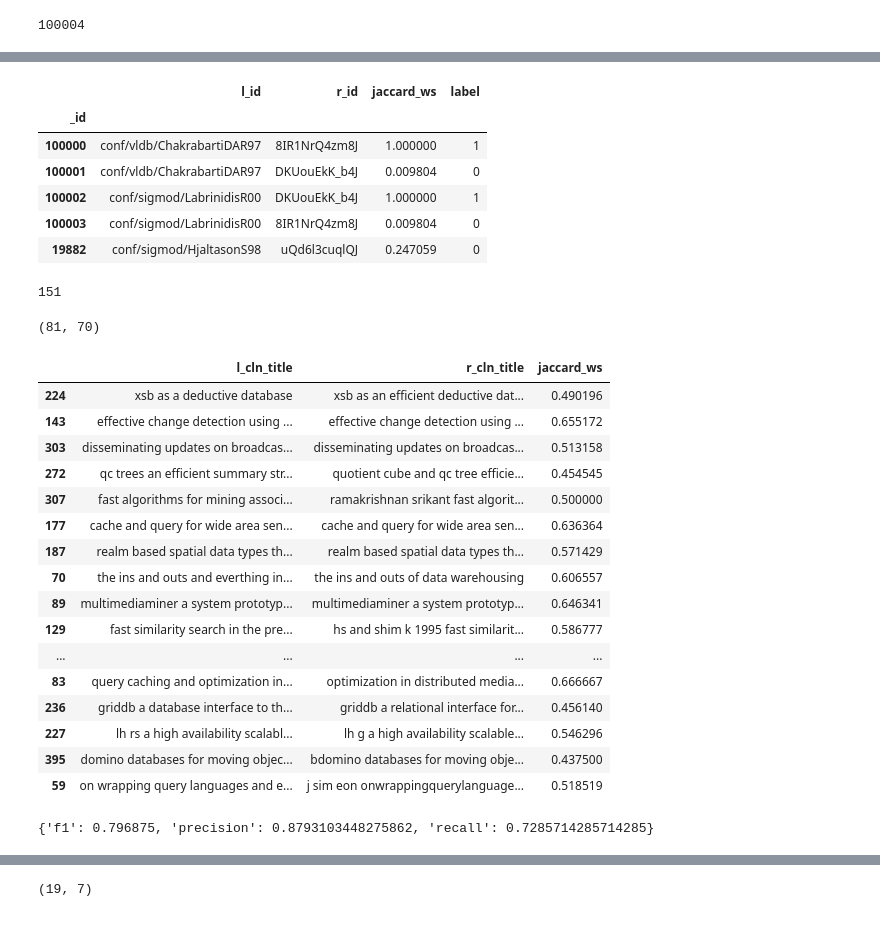
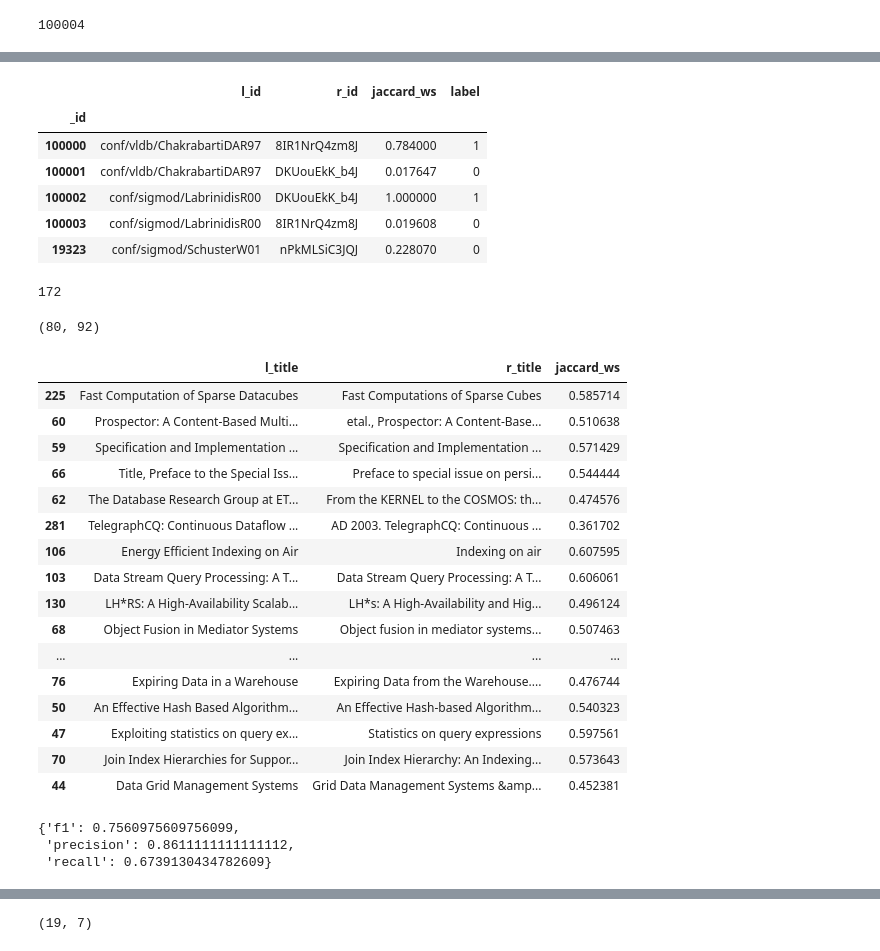
Before and after one commit to Sripradha-karkala/py_stringsimjoin-2, a Jupyter notebook: dblp_scholar.ipynb, the cells around one changed output, grey strips where cells are left out. Drawn from its saved outputs; the diff is of its cells as text; code cells hidden in the pictures.

```diff
--- a/dblp_scholar.ipynb
+++ b/dblp_scholar.ipynb
@@ -17,8 +17,22 @@ ldf=pd.read_csv('http://pages.cs.wisc.edu/~anhai/data/corleone_data/citations/db
 rdf=pd.read_csv('http://pages.cs.wisc.edu/~anhai/data/corleone_data/citations/google_scholar.csv')
 # %%
 import re
-ldf['cln_title'] = ldf['title'].apply(lambda r: re.sub(r'[^\w\s]',' ',str(r).lower()))
-rdf['cln_title'] = rdf['title'].apply(lambda r: re.sub(r'[^\w\s]',' ',str(r).lower()))
+#ldf['cln_title'] = ldf['title'].apply(lambda r: re.sub(r'[^\w\s]',' ',str(r).lower()))
+#rdf['cln_title'] = rdf['title'].apply(lambda r: re.sub(r'[^\w\s]',' ',str(r).lower()))
+l=[]
+for idx, row in ldf.iterrows():
+    s=re.sub(r'[^\w\s]',' ',str(row['title']).lower())
+    if pd.notnull(row['authors']):
+        s += re.sub(r'[^\w\s]',' ',str(row['authors']).lower())
+    l.append(s)
+r=[]
+for idx, row in rdf.iterrows():
+    s=re.sub(r'[^\w\s]',' ',str(row['title']).lower())
+    if pd.notnull(row['authors']):
+        s += re.sub(r'[^\w\s]',' ',str(row['authors']).lower())
+    r.append(s)
+ldf['cln_title'] = l
+rdf['cln_title'] = r
 # %%
 seed=pd.read_csv('/scratch/citseed.csv')
 # %%
@@ -81,16 +100,16 @@ lp.head()
 # %% [output]
 |  | l_id | r_id | jaccard_ws | label |
 | _id |  |  |  |  |
-| 100000 | conf/vldb/ChakrabartiDAR97 | 8IR1NrQ4zm8J | 1.000000 | 1 |
-| 100001 | conf/vldb/ChakrabartiDAR97 | DKUouEkK_b4J | 0.009804 | 0 |
+| 100000 | conf/vldb/ChakrabartiDAR97 | 8IR1NrQ4zm8J | 0.784000 | 1 |
+| 100001 | conf/vldb/ChakrabartiDAR97 | DKUouEkK_b4J | 0.017647 | 0 |
 | 100002 | conf/sigmod/LabrinidisR00 | DKUouEkK_b4J | 1.000000 | 1 |
-| 100003 | conf/sigmod/LabrinidisR00 | 8IR1NrQ4zm8J | 0.009804 | 0 |
-| 19882 | conf/sigmod/HjaltasonS98 | uQd6l3cuqlQJ | 0.247059 | 0 |
+| 100003 | conf/sigmod/LabrinidisR00 | 8IR1NrQ4zm8J | 0.019608 | 0 |
+| 19323 | conf/sigmod/SchusterW01 | nPkMLSiC3JQJ | 0.228070 | 0 |
 # %%
 lp.reset_index(level=0, inplace=True)
 sum(lp['label'])
 # %% [output]
-151
+172
 # %%
 import py_entitymatching as em
 em.set_property(lp,'key','_id')
@@ -107,34 +126,36 @@ Q=splits['test']
 len(P), len(Q)
 sum(P['label']), sum(Q['label'])
 # %% [output]
-(81, 70)
+(80, 92)
 # %%
 lr1=LogisticRegression()
 dbg = debug_matcher(lr1, P, Q, 'jaccard_ws', 'label', 'l_id', 'r_id', ldf, rdf, 'id', 'id')
 # %%
-dbg['false_neg'][['l_cln_title', 'r_cln_title', 'jaccard_ws']]
+dbg['false_neg'][['l_title', 'r_title', 'jaccard_ws']]
 # %% [output]
-|  | l_cln_title | r_cln_title | jaccard_ws |
-| 224 | xsb as a deductive database | xsb as an efficient deductive dat... | 0.490196 |
-| 143 | effective change detection using ... | effective change detection using ... | 0.655172 |
-| 303 | disseminating updates on broadcas... | disseminating updates on broadcas... | 0.513158 |
-| 272 | qc trees an efficient summary str... | quotient cube and qc tree efficie... | 0.454545 |
-| 307 | fast algorithms for mining associ... | ramakrishnan srikant fast algorit... | 0.500000 |
-| 177 | cache and query for wide area sen... | cache and query for wide area sen... | 0.636364 |
-| 187 | realm based spatial data types th... | realm based spatial data types th... | 0.571429 |
-| 70 | the ins and outs and everthing in... | the ins and outs of data warehousing | 0.606557 |
-| 89 | multimediaminer a system prototyp... | multimediaminer a system prototyp... | 0.646341 |
-| 129 | fast similarity search in the pre... | hs and shim k 1995 fast similarit... | 0.586777 |
+|  | l_title | r_title | jaccard_ws |
+| 225 | Fast Computation of Sparse Datacubes | Fast Computations of Sparse Cubes | 0.585714 |
+| 60 | Prospector: A Content-Based Multi... | etal., Prospector: A Content-Base... | 0.510638 |
+| 59 | Specification and Implementation ... | Specification and Implementation ... | 0.571429 |
+| 66 | Title, Preface to the Special Iss... | Preface to special issue on persi... | 0.544444 |
+| 62 | The Database Research Group at ET... | From the KERNEL to the COSMOS: th... | 0.474576 |
+| 281 | TelegraphCQ: Continuous Dataflow ... | AD 2003. TelegraphCQ: Continuous ... | 0.361702 |
+| 106 | Energy Efficient Indexing on Air | Indexing on air | 0.607595 |
+| 103 | Data Stream Query Processing: A T... | Data Stream Query Processing: A T... | 0.606061 |
+| 130 | LH*RS: A High-Availability Scalab... | LH*s: A High-Availability and Hig... | 0.496124 |
+| 68 | Object Fusion in Mediator Systems | Object fusion in mediator systems... | 0.507463 |
 | ... | ... | ... | ... |
-| 83 | query caching and optimization in... | optimization in distributed media... | 0.666667 |
-| 236 | griddb a database interface to th... | griddb a relational interface for... | 0.456140 |
-| 227 | lh rs a high availability scalabl... | lh g a high availability scalable... | 0.546296 |
-| 395 | domino databases for moving objec... | bdomino databases for moving obje... | 0.437500 |
-| 59 | on wrapping query languages and e... | j sim eon onwrappingquerylanguage... | 0.518519 |
+| 76 | Expiring Data in a Warehouse | Expiring Data from the Warehouse.... | 0.476744 |
+| 50 | An Effective Hash Based Algorithm... | An Effective Hash-based Algorithm... | 0.540323 |
+| 47 | Exploiting statistics on query ex... | Statistics on query expressions | 0.597561 |
+| 70 | Join Index Hierarchies for Suppor... | Join Index Hierarchy: An Indexing... | 0.573643 |
+| 44 | Data Grid Management Systems | Grid Data Management Systems &amp... | 0.452381 |
 # %%
 dbg['stats']
 # %% [output]
-{'f1': 0.796875, 'precision': 0.8793103448275862, 'recall': 0.7285714285714285}
+{'f1': 0.7560975609756099,
+ 'precision': 0.8611111111111112,
+ 'recall': 0.6739130434782609}
 # %%
 -lr1.intercept_/lr1.coef_
 # %% [output]
```
Also changed, not shown: parts of 20 cells of this notebook, 3 other files.
